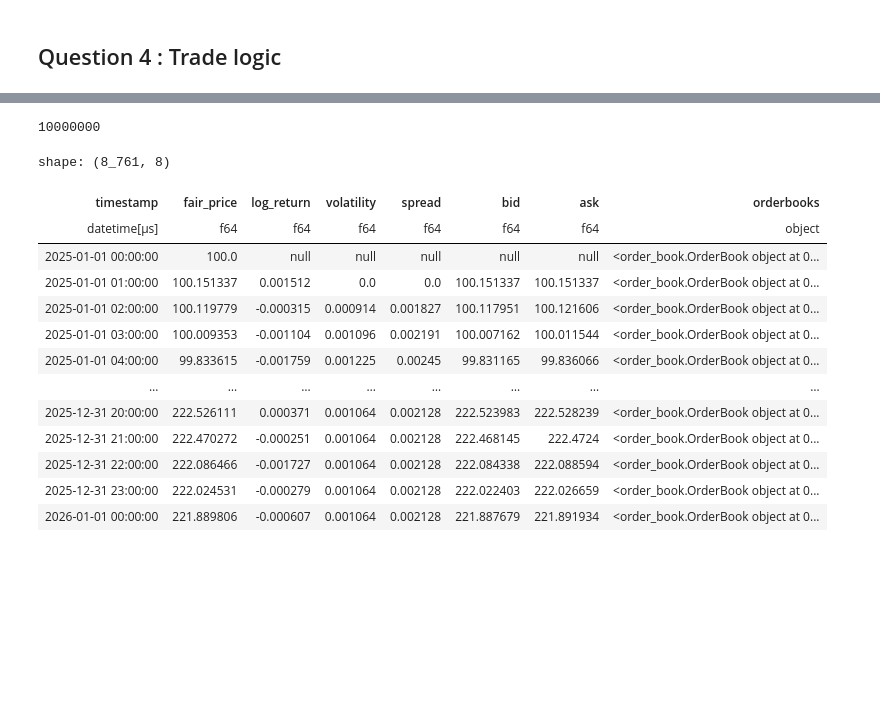
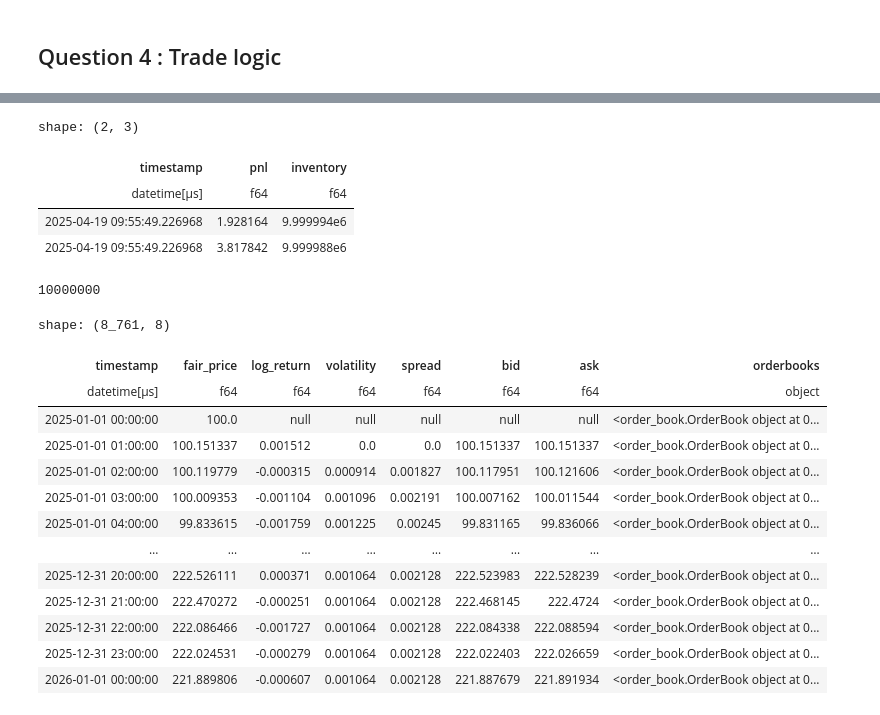
Before and after one commit to faunebl/mkt-making-ccy, a Jupyter notebook: src/mktmakingccy/sandbox_faune.ipynb, the cells around one changed output, grey strips where cells are left out. Saved outputs shown, nothing was run; the diff lists cells and outputs as text; code cells hidden in the pictures; blank space fills up the shorter version.

```diff
--- a/src/mktmakingccy/sandbox_faune.ipynb
+++ b/src/mktmakingccy/sandbox_faune.ipynb
@@ -89,3 +106,11 @@ shape: (2, 5)
+# %%
+utils.track_pnl(utils.simulate_fair_price(), pl.DataFrame(history.trades), 10_000_000)
+# %% [output]
+shape: (2, 3)
+| timestamp | pnl | inventory |
+| datetime[μs] | f64 | f64 |
+| 2025-04-19 09:55:49.226968 | 1.928164 | 9.999994e6 |
+| 2025-04-19 09:55:49.226968 | 3.817842 | 9.999988e6 |
 # %%
 from values import VOLUME_LIST
 # %%
```
Also changed, not shown: parts of 9 cells of this notebook, 2 other files.
